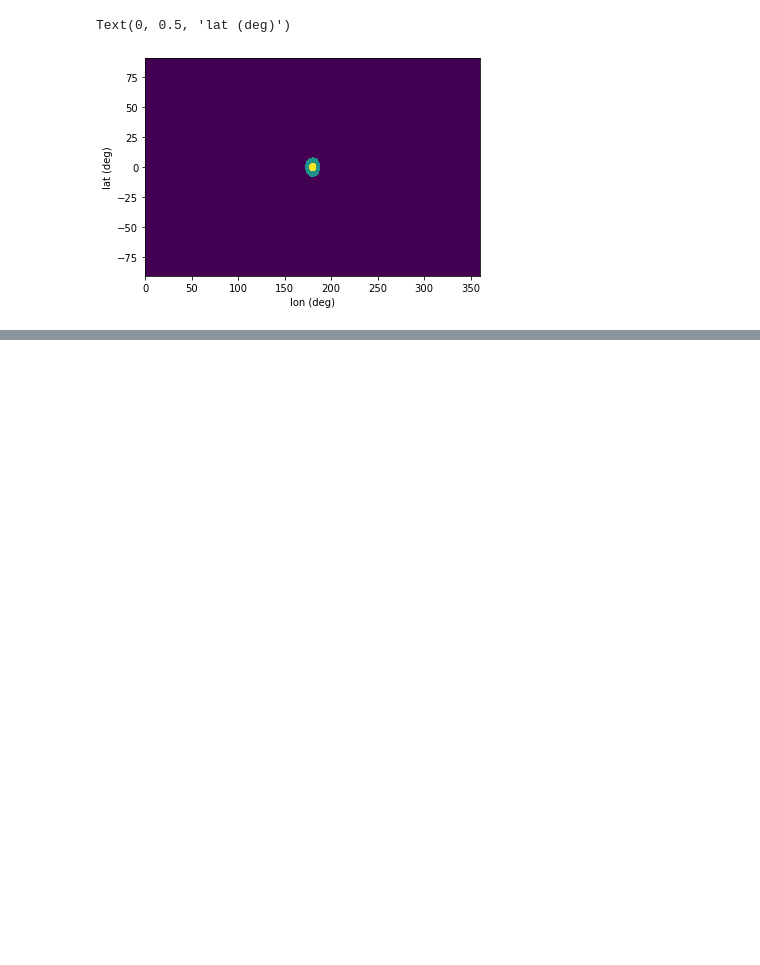
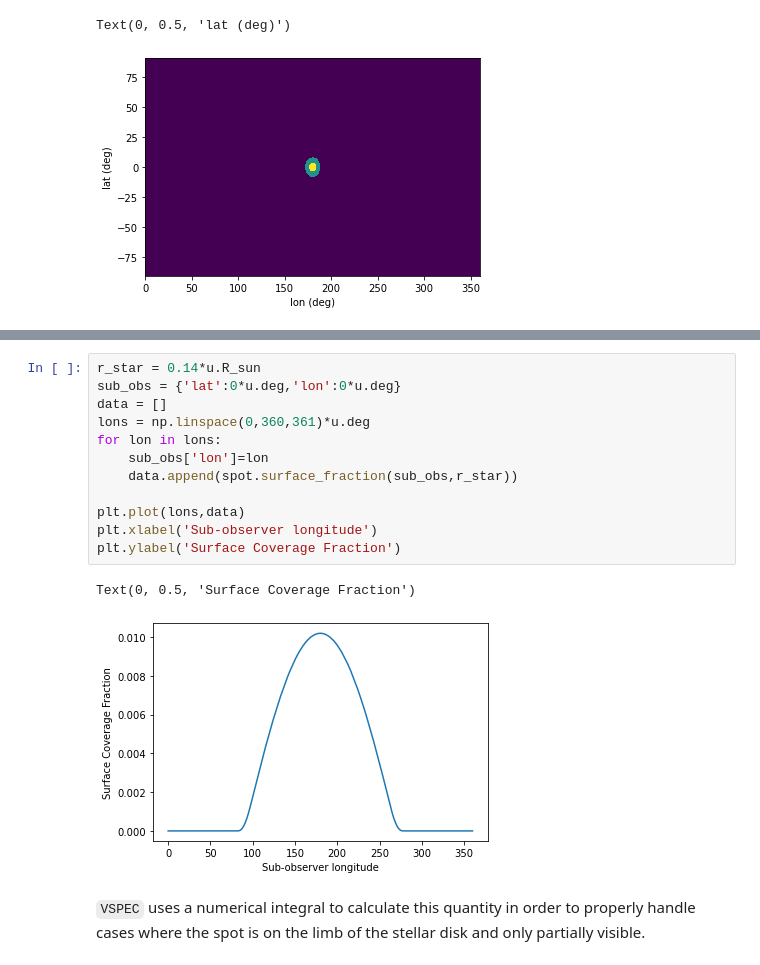
Before and after one commit to VSPEC-collab/VSPEC, a Jupyter notebook: docs/tutorials/spots/spots.ipynb, the cells around one changed output, grey strips where cells are left out. Saved outputs shown, nothing was run; the diff lists cells and outputs as text; blank space fills up the shorter version.

Commit message:
surface fraction and age test

```diff
--- a/docs/tutorials/spots/spots.ipynb
+++ b/docs/tutorials/spots/spots.ipynb
@@ -68,0 +71,17 @@ Text(0, 0.5, 'lat (deg)')
+# %%
+r_star = 0.14*u.R_sun
+sub_obs = {'lat':0*u.deg,'lon':0*u.deg}
+data = []
+lons = np.linspace(0,360,361)*u.deg
+for lon in lons:
+    sub_obs['lon']=lon
+    data.append(spot.surface_fraction(sub_obs,r_star))
+
+plt.plot(lons,data)
+plt.xlabel('Sub-observer longitude')
+plt.ylabel('Surface Coverage Fraction')
+# %% [output]
+Text(0, 0.5, 'Surface Coverage Fraction')
+[figure, added]
+# %% [markdown]
+`VSPEC` uses a numerical integral to calculate this quantity in order to properly handle cases where the spot is on the limb of the stellar disk and only partially visible.
```
Also changed, not shown: parts of 1 cell of this notebook, 1 other file.
